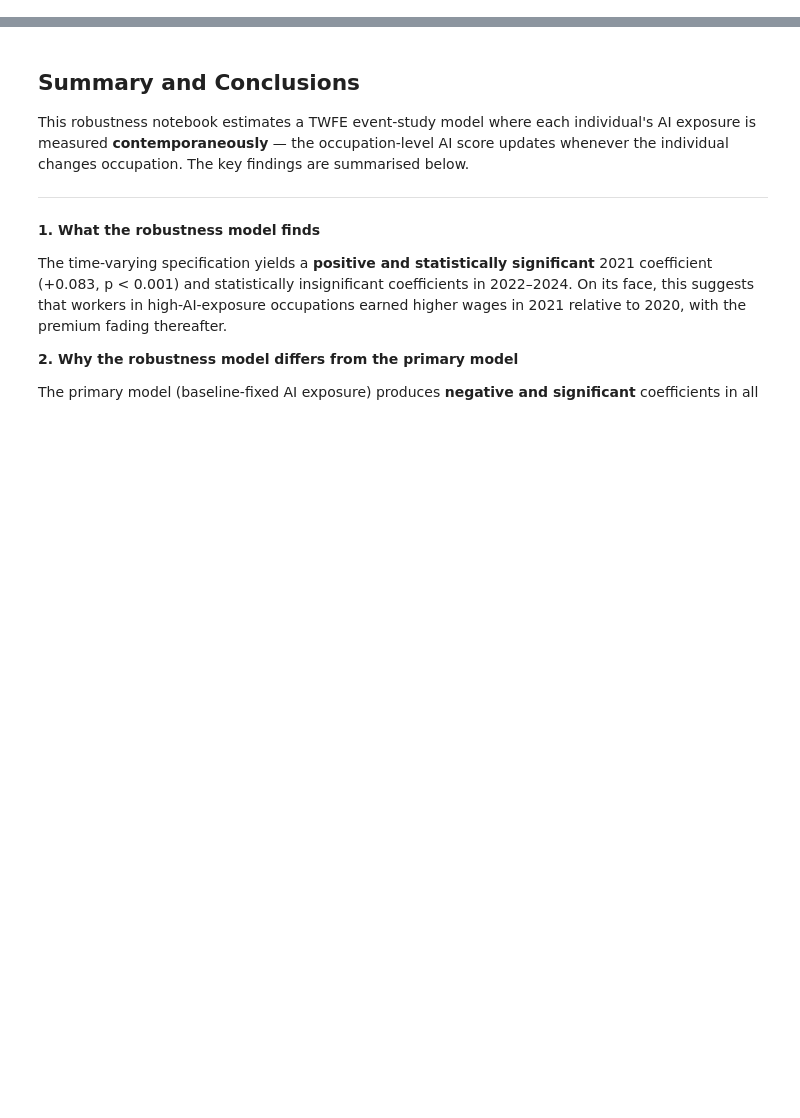
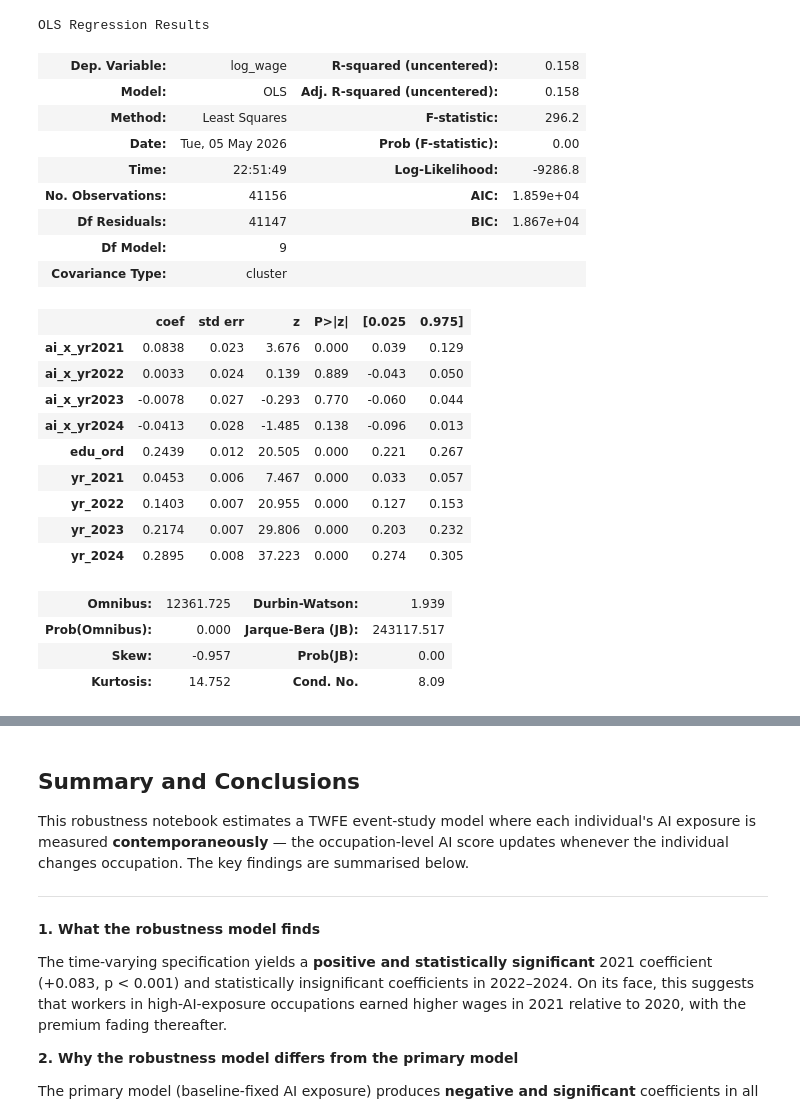
Before and after one commit to TingyingHuang/ECC3479-The-impact-of-AI-exposure-on-wage-growth, a Jupyter notebook: output/robustness_timevarying.ipynb, the cells around one changed output, grey strips where cells are left out. Drawn from its saved outputs; the diff is of its cells as text; code cells hidden in the pictures; blank space fills up the shorter version.

```diff
--- a/output/robustness_timevarying.ipynb
+++ b/output/robustness_timevarying.ipynb
@@ -44,47 +46,31 @@ print('Years:', sorted(raw['year'].dropna().unique().tolist()))
 # %%
-def within_transform(df: pd.DataFrame, cols, entity_col: str) -> pd.DataFrame:
+def within_transform(df, cols, entity_col):
     return df[cols] - df.groupby(entity_col)[cols].transform('mean')
 
+EDU_MAP = {9:1, 8:2, 5:3, 4:4, 3:5, 2:6, 1:7}
+AI_COLS = ['ai_x_yr2021','ai_x_yr2022','ai_x_yr2023','ai_x_yr2024']
+
 fe = raw.copy()
-numeric_cols = ['year', 'log_wage', 'ai_exposure', 'state', 'edu']
-for c in numeric_cols:
+for c in ['year','log_wage','ai_exposure','edu']:
     fe[c] = pd.to_numeric(fe[c], errors='coerce')
+fe = fe.dropna(subset=['person_id','year','log_wage','ai_exposure','edu'])
+fe = fe[fe['year'].between(2020,2024)].copy()
+fe = fe.groupby('person_id').filter(lambda g: g['year'].nunique()>=2).copy()
 
-required = ['person_id', 'year', 'log_wage', 'ai_exposure', 'state', 'edu']
-fe = fe.dropna(subset=required).copy()
-fe = fe[fe['year'].between(2020, 2024)].copy()
-fe = fe.groupby('person_id').filter(lambda g: g['year'].nunique() >= 2).copy()
-
-# Time-varying ai_exposure: uses each observation year's occupation-level AI score.
-# Individuals who change occupation will have different ai_exposure values across years.
-# This is the robustness specification; see main model for the baseline-fixed version.
-
-# Recode edu: HILDA edhigh1 is inverse (1=postgrad highest, 9=yr11 lowest).
-# Map to ordinal 1-7 where higher = more educated. edu=10 (still at school) dropped.
-edu_map = {9: 1, 8: 2, 5: 3, 4: 4, 3: 5, 2: 6, 1: 7}
-fe['edu_ord'] = fe['edu'].map(edu_map)
+fe['edu_ord'] = fe['edu'].map(EDU_MAP)
 fe = fe.dropna(subset=['edu_ord']).copy()
 
-for yr in [2021, 2022, 2023, 2024]:
-    fe[f'ai_x_yr{yr}'] = fe['ai_exposure'] * (fe['year'] == yr).astype(int)
+for yr in [2021,2022,2023,2024]:
+    fe[f'ai_x_yr{yr}'] = fe['ai_exposure'] * (fe['year']==yr).astype(int)
 
-# State: categorical dummies (8 Australian states/territories → 7 dummies)
-state_dummies = pd.get_dummies(fe['state'].astype(int), prefix='st', drop_first=True).astype(float)
-state_dummies.index = fe.index
+all_x = fe[AI_COLS + ['edu_ord']].copy()
+y_w   = within_transform(fe, ['log_wage'], 'person_id')['log_wage']
+x_w   = all_x - all_x.groupby(fe['person_id']).transform('mean')
+yr_fe = pd.get_dummies(fe['year'].astype(int), prefix='yr', drop_first=True).astype(float)
+yr_w  = yr_fe - yr_fe.groupby(fe['person_id']).transform('mean')
+X = pd.concat([x_w, yr_w], axis=1).astype(float)
 
-ai_cols = ['ai_x_yr2021', 'ai_x_yr2022', 'ai_x_yr2023', 'ai_x_yr2024']
-all_x = pd.concat([fe[ai_cols + ['edu_ord']], state_dummies], axis=1)
-
-y_within = within_transform(fe, ['log_wage'], 'person_id')['log_wage']
-x_within = all_x - all_x.groupby(fe['person_id']).transform('mean')
-
-year_fe = pd.get_dummies(fe['year'].astype(int), prefix='yr', drop_first=True).astype(float)
-year_fe_within = year_fe - year_fe.groupby(fe['person_id']).transform('mean')
-
-X = pd.concat([x_within, year_fe_within], axis=1).astype(float)
-
-model = sm.OLS(y_within, X).fit(cov_type='cluster', cov_kwds={'groups': fe['person_id']})
-
-print('Observations:', len(fe))
-print('Individuals:', fe['person_id'].nunique())
+model = sm.OLS(y_w, X).fit(cov_type='cluster', cov_kwds={'groups': fe['person_id']})
+print(f'Sample: {len(fe):,} obs, {fe["person_id"].nunique():,} individuals')
 model.summary()
+# %% [output]
@@ -90,0 +78,24 @@ model.summary()
+OLS Regression Results
+| Dep. Variable: | log_wage | R-squared (uncentered): | 0.158 |
+| Model: | OLS | Adj. R-squared (uncentered): | 0.158 |
+| Method: | Least Squares | F-statistic: | 296.2 |
+| Date: | Tue, 05 May 2026 | Prob (F-statistic): | 0.00 |
+| Time: | 22:51:49 | Log-Likelihood: | -9286.8 |
+| No. Observations: | 41156 | AIC: | 1.859e+04 |
+| Df Residuals: | 41147 | BIC: | 1.867e+04 |
+| Df Model: | 9 |  |  |
+| Covariance Type: | cluster |  |  |
+|  | coef | std err | z | P>|z| | [0.025 | 0.975] |
+| ai_x_yr2021 | 0.0838 | 0.023 | 3.676 | 0.000 | 0.039 | 0.129 |
+| ai_x_yr2022 | 0.0033 | 0.024 | 0.139 | 0.889 | -0.043 | 0.050 |
+| ai_x_yr2023 | -0.0078 | 0.027 | -0.293 | 0.770 | -0.060 | 0.044 |
+| ai_x_yr2024 | -0.0413 | 0.028 | -1.485 | 0.138 | -0.096 | 0.013 |
+| edu_ord | 0.2439 | 0.012 | 20.505 | 0.000 | 0.221 | 0.267 |
+| yr_2021 | 0.0453 | 0.006 | 7.467 | 0.000 | 0.033 | 0.057 |
+| yr_2022 | 0.1403 | 0.007 | 20.955 | 0.000 | 0.127 | 0.153 |
+| yr_2023 | 0.2174 | 0.007 | 29.806 | 0.000 | 0.203 | 0.232 |
+| yr_2024 | 0.2895 | 0.008 | 37.223 | 0.000 | 0.274 | 0.305 |
+| Omnibus: | 12361.725 | Durbin-Watson: | 1.939 |
+| Prob(Omnibus): | 0.000 | Jarque-Bera (JB): | 243117.517 |
+| Skew: | -0.957 | Prob(JB): | 0.00 |
+| Kurtosis: | 14.752 | Cond. No. | 8.09 |
```
Also changed, not shown: parts of 12 cells of this notebook, 4 other files.
